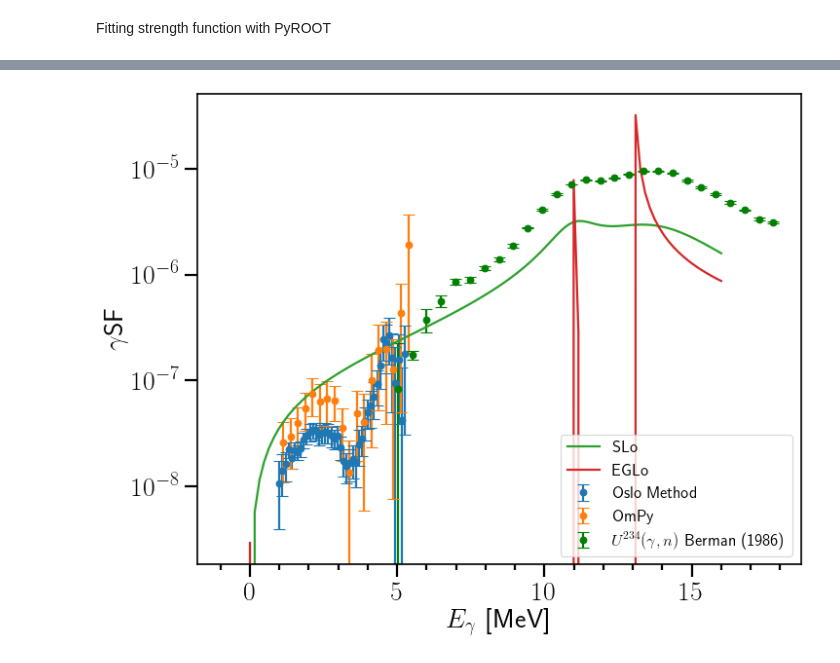
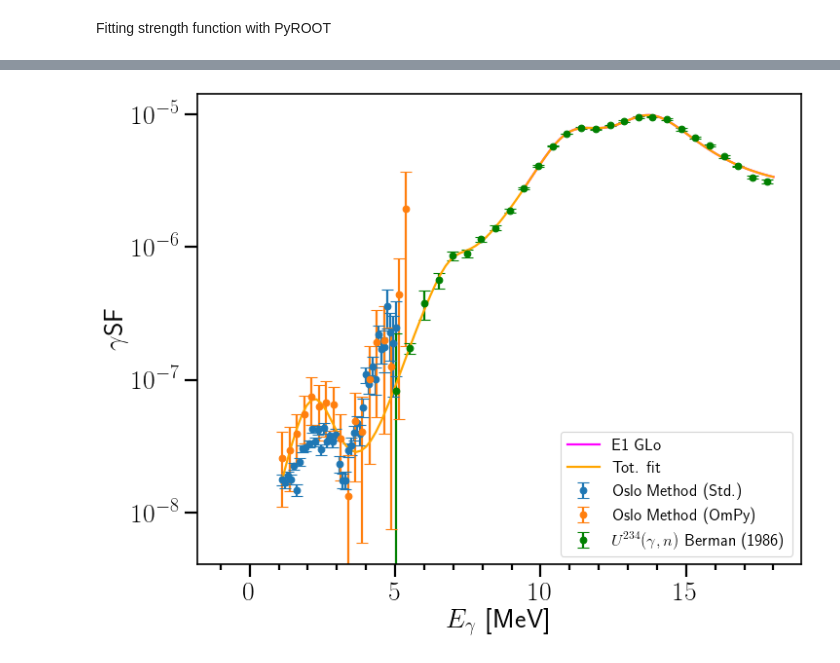
Before and after one commit to tellefs/MasterThesis, a Jupyter notebook: plotting/analysis_plots.ipynb, the cells around one changed output, grey strips where cells are left out. Drawn from its saved outputs; the diff is of its cells as text; code cells hidden in the pictures.

Commit message:
Managed to make the PyROOT fit work. Now i just need to tweak the parameters

```diff
--- a/plotting/analysis_plots.ipynb
+++ b/plotting/analysis_plots.ipynb
@@ -565,34 +692,43 @@ Warning in <Fit>: Abnormal termination of minimization.
 # %%
 fig, ax = plt.subplots()
 
 #This experiment
-ax.errorbar(x=energy_gsf_om, y=gsf_om, yerr=gsf_om_error, marker='o', linestyle='', label='Oslo Method')
-ax.errorbar(x=energy_gsf_ompy, y=gsf_ompy_median, yerr=gsf_ompy_error, marker='o', linestyle='', label='OmPy')
+ax.errorbar(x=energy_gsf_om, y=gsf_om, yerr=gsf_om_error, marker='o', linestyle='', label='Oslo Method (Std.)')
+ax.errorbar(x=energy_gsf_ompy, y=gsf_ompy_median, yerr=gsf_ompy_error, marker='o', linestyle='', label='Oslo Method (OmPy)')
 
 
-#Experimental
+#Experimental: Berman 1986
 ax.errorbar(energy_exp1, gsf_exp1, yerr=gsf_exp1_error, x_err=None, fmt="o", color='green', label="$U^{234}(\gamma,n)$ Berman (1986)")
 
-#Theoretical
-energy_plotting = np.linspace(0, 16, 100)
-ax.plot(energy_plotting, SLo(energy_plotting, Gamma_r1, E_r1, sigma_r1) + SLo(energy_plotting, Gamma_r2, E_r2, sigma_r2), label='SLo')
+#Plotting fit of GDR
+fitted_parameters_E1 = np.zeros(no_of_parameters_GDR)
+for i in range(no_of_parameters_GDR):
+    fitted_parameters_E1[i] = fit_strength_E1.GetParameters()[i]
+x_plot = [np.linspace(xmin_GDR, xmax_GDR, 100)]
+y_plot = FitFunctionE1(x_plot, fitted_parameters_E1)
+ax.plot(x_plot[0], y_plot, color='magenta', label='E1 GLo')
 
-
-ax.plot(energy_plotting, GLo(energy_plotting, Gamma_r1, E_r1, sigma_r1, T_f) + GLo(energy_plotting, Gamma_r2, E_r2, sigma_r2, T_f), label='EGLo')
+#Plotting total fit
+fitted_parameters = np.zeros(no_of_parameters_tot)
+for i in range(no_of_parameters_tot):
+    fitted_parameters[i] = fit_strength.GetParameters()[i]
+x_plot = [np.linspace(xmin_tot, xmax_tot, 100)]
+y_plot = FitFunctionStrength(x_plot, fitted_parameters)
+ax.plot(x_plot[0], y_plot, color='orange', label='Tot. fit')
 
 
 #ax.set_ylim(1e-8, 1e-5)
 #ax.set_xlim(0, 7)
 ax.set_yscale('log')
 ax.yaxis.set_minor_locator(AutoMinorLocator())
 ax.xaxis.set_minor_locator(AutoMinorLocator())
 ax.set_xlabel('$E_\gamma$  [MeV]')
 ax.set_ylabel('$\gamma$SF')
 ax.legend(fontsize=15)
 
 fig.show()
 # %% [output]
-[figure, old version]
+[figure, new version]
 # %%
 fig, ax = plt.subplots()
 
```
Also changed, not shown: parts of 8 cells of this notebook.
